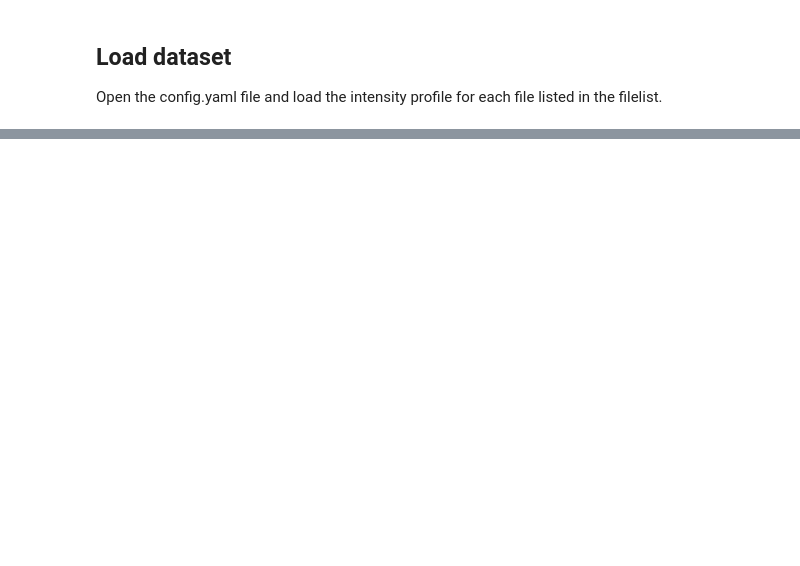
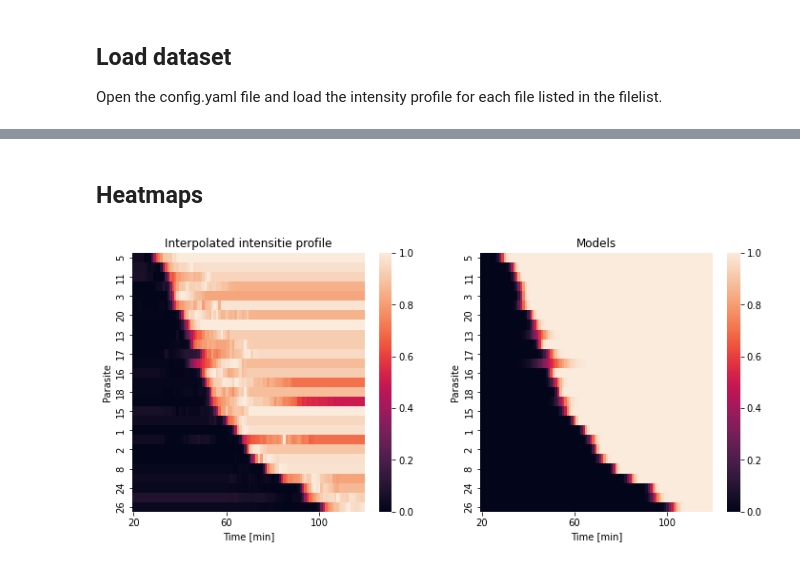
Before and after one commit to jboulanger/imagej-macro, a Jupyter notebook: Pararsite_Coat/Analyze Results.ipynb, the cells around one changed output, grey strips where cells are left out. Drawn from its saved outputs; the diff is of its cells as text; code cells hidden in the pictures; blank space fills up the shorter version.

```diff
--- a/Pararsite_Coat/Analyze Results.ipynb
+++ b/Pararsite_Coat/Analyze Results.ipynb
@@ -413,0 +183,58 @@ with pd.ExcelWriter(folder/'all data.xlsx') as xls:
+# %% [markdown]
+## Heatmaps
+# %%
+def resample_intensities(p:pd.DataFrame, x:np.ndarray):
+    y = np.interp(x, p['Time [min]'], p['Mean intensity'])
+    y0, y1 = p['Mean intensity'].min(), p['Mean intensity'].max()
+    t0, t1 = p['Time [min]'].min(), p['Time [min]'].max()
+    z = (y - y0) / (y1 - y0)
+    #y[x < t0] = np.NaN
+    #y[x > t1] = np.NaN
+    #z[x < t0] = np.NaN
+    #z[x > t1] = np.NaN
+    return pd.DataFrame({'Parasite':[p['Parasite'].iloc[0] for k in x],
+                         'Time [min]':x,
+                         'Intensity [au]': y,
+                         'Normalized intensity [au]':z})
+
+def generate_models(p:pd.DataFrame, x:np.ndarray):
+    """Generate models profiles from parameters and time values"""
+    yhat = model_fun(x, p[1],p[2],p[3],p[4],p[5])
+    return pd.DataFrame({
+        'Parasite': [p['Parasite'] for x in range(len(x))],
+        'Time [min]' : x,
+        'Model [au]': yhat,
+        'Normalized model [au]': model_fun(x, 0.5, 0.5, p[3], p[4], 0),
+    })
+
+t = np.arange(20, 120, 1)
+interpolated = profiles.groupby('Parasite').apply(partial(resample_intensities,x=t)).droplevel('Parasite')
+models = pd.concat([generate_models(p,t) for p in parameters.iloc])
+
+fig, ax = plt.subplots(1,2,figsize=(12,5))
+order = np.argsort(parameters['Time mid point [min]']).to_numpy() + 1
+
+sns.heatmap(
+    interpolated.pivot_table('Normalized intensity [au]', 'Time [min]', 'Parasite').transpose().reindex(order),
+    xticklabels = 40,
+    linewidths = 0.0,
+    rasterized = True,
+    vmin=0,
+    vmax=1,
+    ax=ax[0])
+plt.xlim([20,125])
+ax[0].set_title('Interpolated intensitie profile')
+
+sns.heatmap(
+    models.pivot_table('Normalized model [au]', 'Time [min]', 'Parasite').transpose().reindex(order),
+    xticklabels = 40,
+    linewidths = 0.0,
+    rasterized = True,
+    #vmin=0,
+    #vmax=1,
+    ax=ax[1])
+ax[1].set_title('Models')
+
+plt.savefig(figure_folder/'heatmap.pdf')
+# %% [output]
+[figure, added]
```
Also changed, not shown: parts of 62 cells of this notebook, 1 other file.
